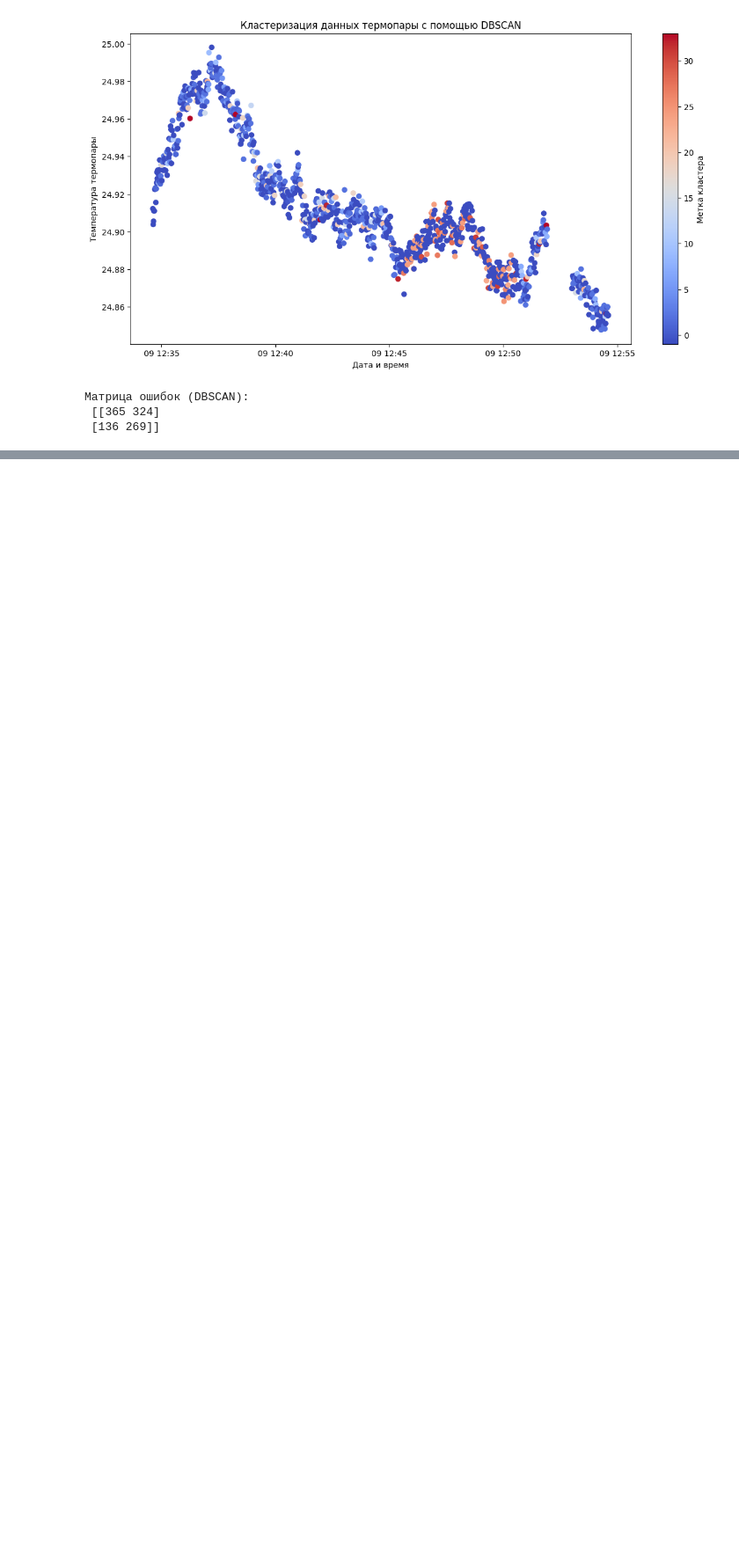
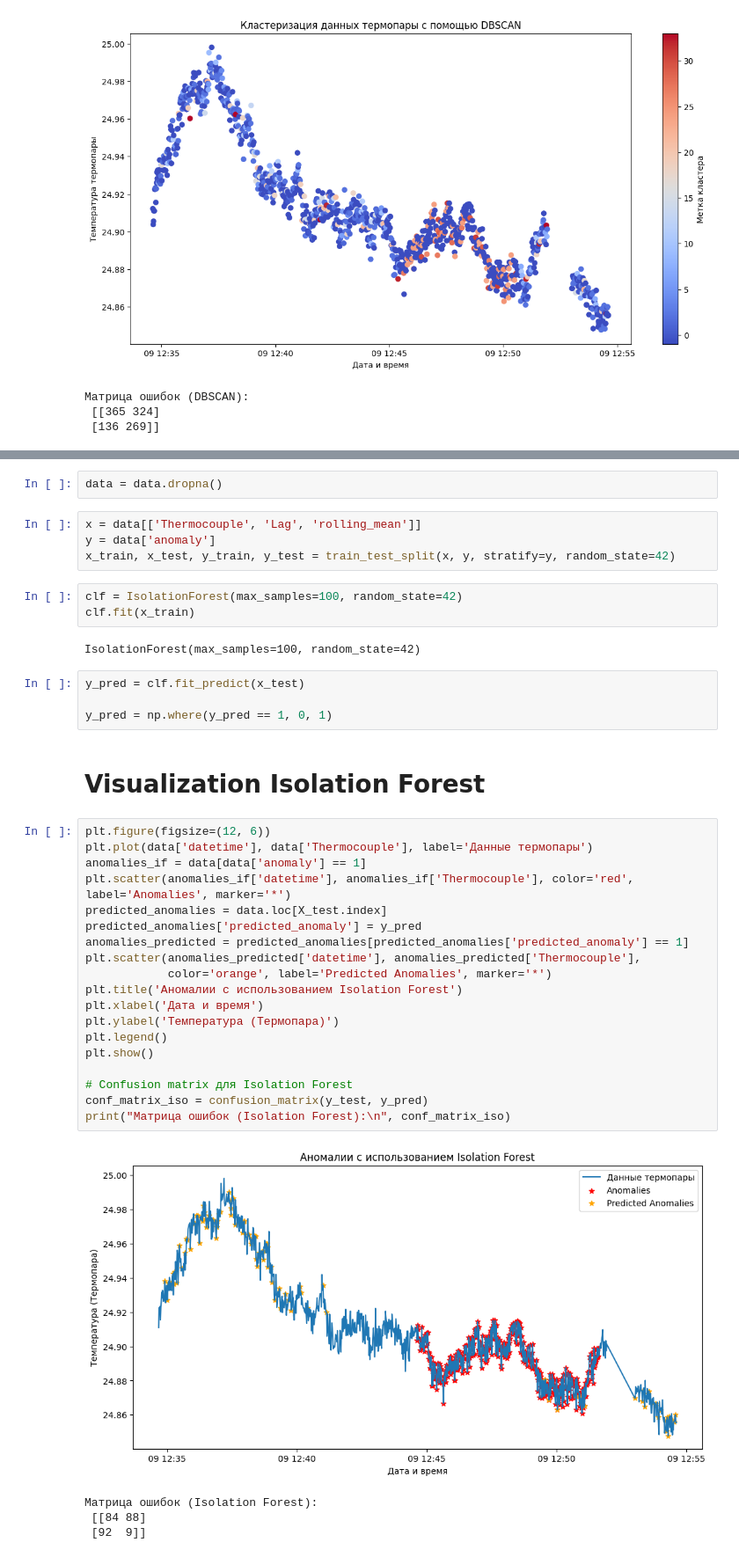
Before and after one commit to alej0n/D3_3_Ceron_Alejandro, a Jupyter notebook: D3_3_Ceron_Alejandro.ipynb, the cells around one changed output, grey strips where cells are left out. Shown at 88% size. Cells and saved outputs as stored; diff of their text form; blank space fills up the shorter version.

```diff
--- a/D3_3_Ceron_Alejandro.ipynb
+++ b/D3_3_Ceron_Alejandro.ipynb
@@ -146,0 +126,41 @@ print("Матрица ошибок (Isolation Forest):\n", conf_matrix_iso)
+# %%
+data = data.dropna()
+# %%
+x = data[['Thermocouple', 'Lag', 'rolling_mean']]
+y = data['anomaly']
+x_train, x_test, y_train, y_test = train_test_split(x, y, stratify=y, random_state=42)
+# %%
+clf = IsolationForest(max_samples=100, random_state=42)
+clf.fit(x_train)
+# %% [output]
+IsolationForest(max_samples=100, random_state=42)
+# %%
+y_pred = clf.fit_predict(x_test)
+
+y_pred = np.where(y_pred == 1, 0, 1)
+# %% [markdown]
+# Visualization Isolation Forest
+# %%
+plt.figure(figsize=(12, 6))
+plt.plot(data['datetime'], data['Thermocouple'], label='Данные термопары')
+anomalies_if = data[data['anomaly'] == 1]
+plt.scatter(anomalies_if['datetime'], anomalies_if['Thermocouple'], color='red', label='Anomalies', marker='*')
+predicted_anomalies = data.loc[X_test.index]
+predicted_anomalies['predicted_anomaly'] = y_pred
+anomalies_predicted = predicted_anomalies[predicted_anomalies['predicted_anomaly'] == 1]
+plt.scatter(anomalies_predicted['datetime'], anomalies_predicted['Thermocouple'],
+            color='orange', label='Predicted Anomalies', marker='*')
+plt.title('Аномалии с использованием Isolation Forest')
+plt.xlabel('Дата и время')
+plt.ylabel('Температура (Термопара)')
+plt.legend()
+plt.show()
+
+# Confusion matrix для Isolation Forest
+conf_matrix_iso = confusion_matrix(y_test, y_pred)
+print("Матрица ошибок (Isolation Forest):\n", conf_matrix_iso)
+# %% [output]
+[figure, added]
+Матрица ошибок (Isolation Forest):
+ [[84 88]
+ [92  9]]
```
Also changed, not shown: parts of 8 cells of this notebook.
